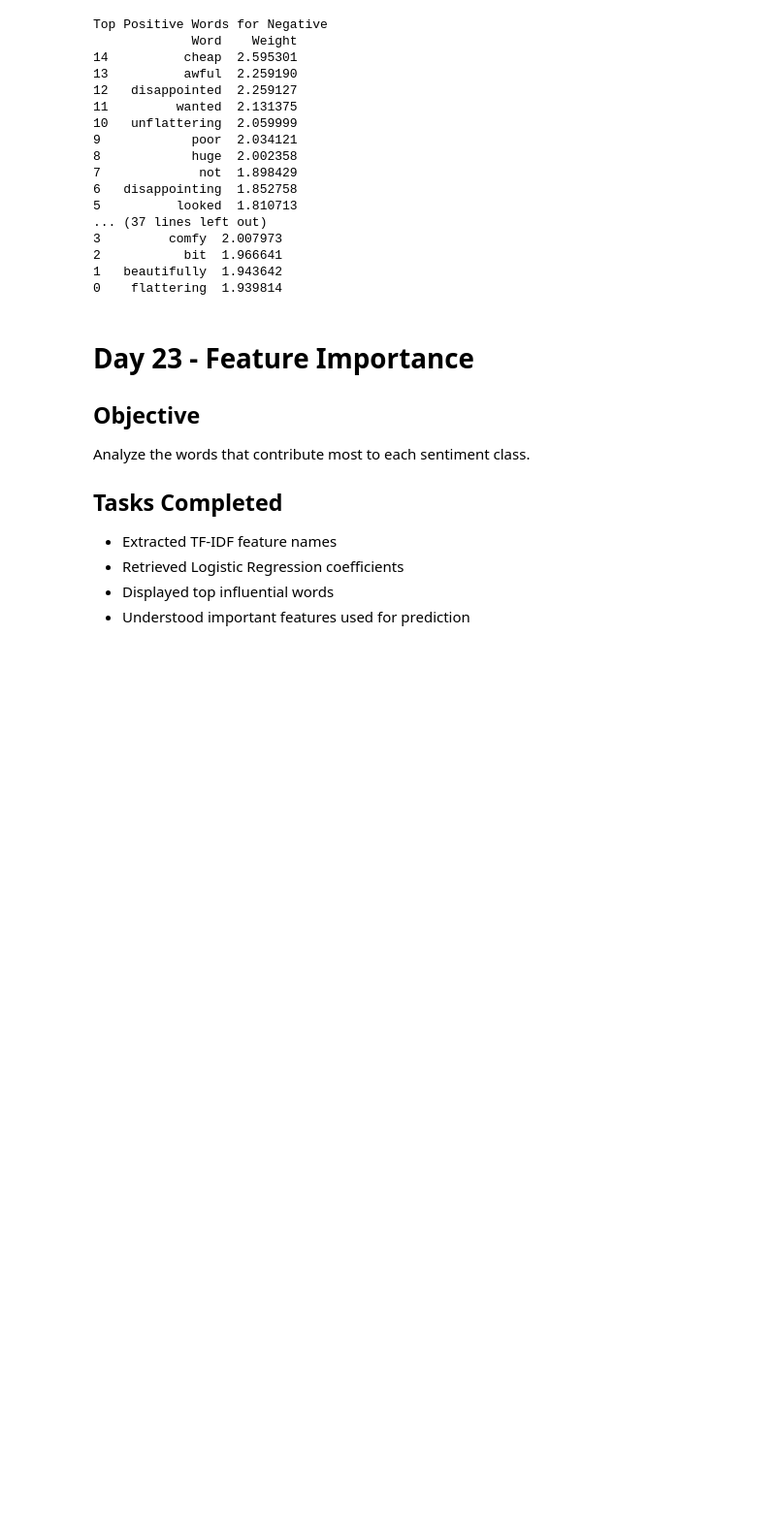
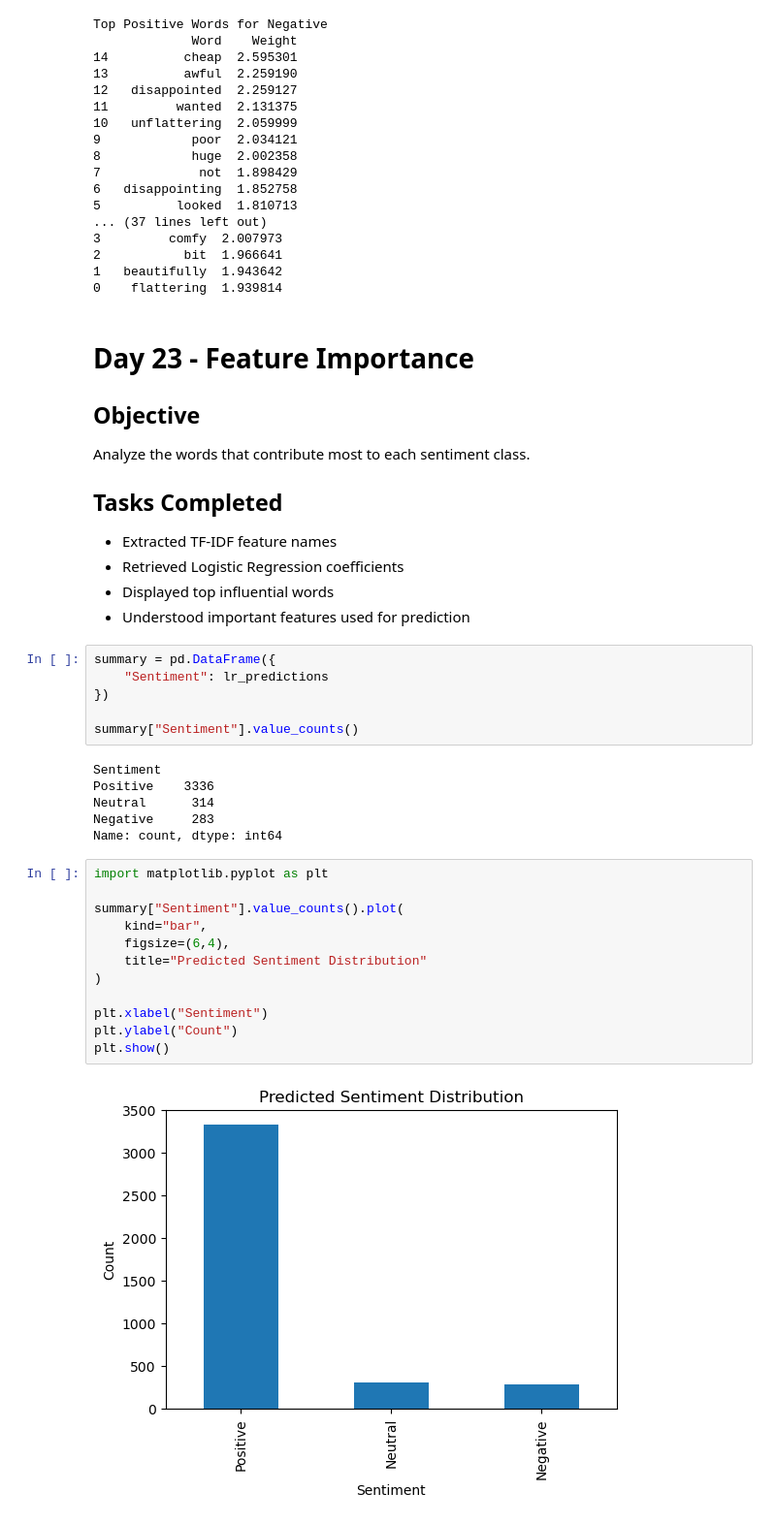
Before and after one commit to PoojaManjunath17/Customer-Review-Sentiment-Analysis, a Jupyter notebook: Sentiment_Analysis_Project.ipynb, the cells around one changed output. Shown at 97% size. Drawn from its saved outputs; the diff is of its cells as text; blank space fills up the shorter version.

Commit message:
Day 24: Visualize sentiment prediction distribution

```diff
--- a/Sentiment_Analysis_Project.ipynb
+++ b/Sentiment_Analysis_Project.ipynb
@@ -1239,3 +1239,29 @@ Analyze the words that contribute most to each sentiment class.
 - Retrieved Logistic Regression coefficients
 - Displayed top influential words
 - Understood important features used for prediction
+# %%
+summary = pd.DataFrame({
+    "Sentiment": lr_predictions
+})
+
+summary["Sentiment"].value_counts()
+# %% [output]
+Sentiment
+Positive    3336
+Neutral      314
+Negative     283
+Name: count, dtype: int64
+# %%
+import matplotlib.pyplot as plt
+
+summary["Sentiment"].value_counts().plot(
+    kind="bar",
+    figsize=(6,4),
+    title="Predicted Sentiment Distribution"
+)
+
+plt.xlabel("Sentiment")
+plt.ylabel("Count")
+plt.show()
+# %% [output]
+[figure, added]
```
Also changed, not shown: parts of 1 cell of this notebook.
